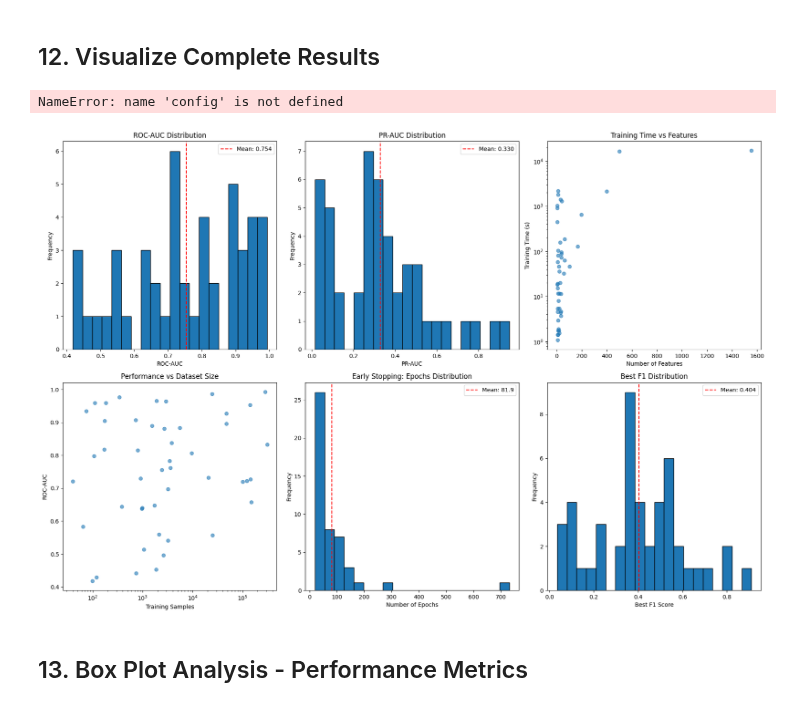
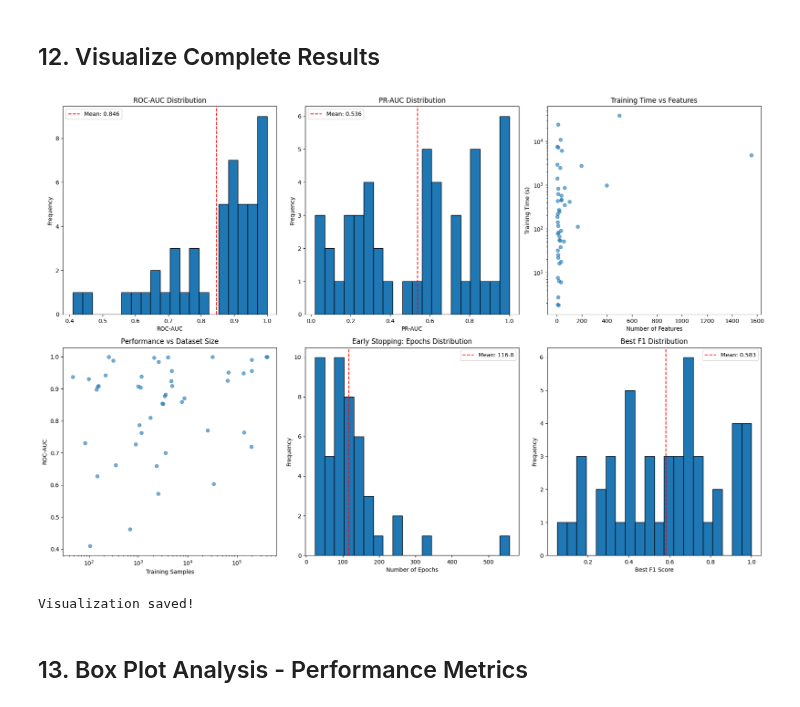
Before and after one commit to aai-institute/nf4ad, a Jupyter notebook: src/adbench_experiment.ipynb, the cells around one changed output. Saved outputs shown, nothing was run; the diff lists cells and outputs as text; code cells hidden in the pictures.

```diff
--- a/src/adbench_experiment.ipynb
+++ b/src/adbench_experiment.ipynb
@@ -831,8 +856,8 @@ import matplotlib.pyplot as plt
 import seaborn as sns
 import pandas as pd
 
-path = "/home/faried/Projects/nf4ad/results"
-df = pd.read_csv(path + "/usflow_adbench_benchmark_results.csv")
+
+df = pd.read_csv(config.output_dir / "usflow_adbench_summary.csv")
 
 # Create comprehensive visualization
 fig, axes = plt.subplots(2, 3, figsize=(18, 12))
@@ -862,35 +887,35 @@ axes[0, 2].set_yscale('log')
 
 # 4. ROC-AUC vs dataset size
 axes[1, 0].scatter(df['n_train'], df['roc_auc'], alpha=0.6)
 axes[1, 0].set_xlabel('Training Samples')
 axes[1, 0].set_ylabel('ROC-AUC')
 axes[1, 0].set_title('Performance vs Dataset Size')
 axes[1, 0].set_xscale('log')
 
 # 5. Epochs distribution
 axes[1, 1].hist(df['n_epochs'], bins=20, edgecolor='black')
 axes[1, 1].axvline(df['n_epochs'].mean(), color='red', linestyle='--', label=f'Mean: {df["n_epochs"].mean():.1f}')
 axes[1, 1].set_xlabel('Number of Epochs')
 axes[1, 1].set_ylabel('Frequency')
 axes[1, 1].set_title('Early Stopping: Epochs Distribution')
 axes[1, 1].legend()
 
 # 6. Best F1 distribution
 axes[1, 2].hist(df['best_f1'], bins=20, edgecolor='black')
 axes[1, 2].axvline(df['best_f1'].mean(), color='red', linestyle='--', label=f'Mean: {df["best_f1"].mean():.3f}')
 axes[1, 2].set_xlabel('Best F1 Score')
 axes[1, 2].set_ylabel('Frequency')
 axes[1, 2].set_title('Best F1 Distribution')
 axes[1, 2].legend()
 
 plt.tight_layout()
 plt.savefig(path + '/usflow_benchmark_analysis.png', dpi=300, bbox_inches='tight')
 plt.show()
 
 print("Visualization saved!")
 # %% [output]
+[figure, new version]
-NameError: name 'config' is not defined
+Visualization saved!
-[figure, old version]
 # %% [markdown]
 ## 13. Box Plot Analysis - Performance Metrics
 # %%
```
Also changed, not shown: parts of 20 cells of this notebook.
